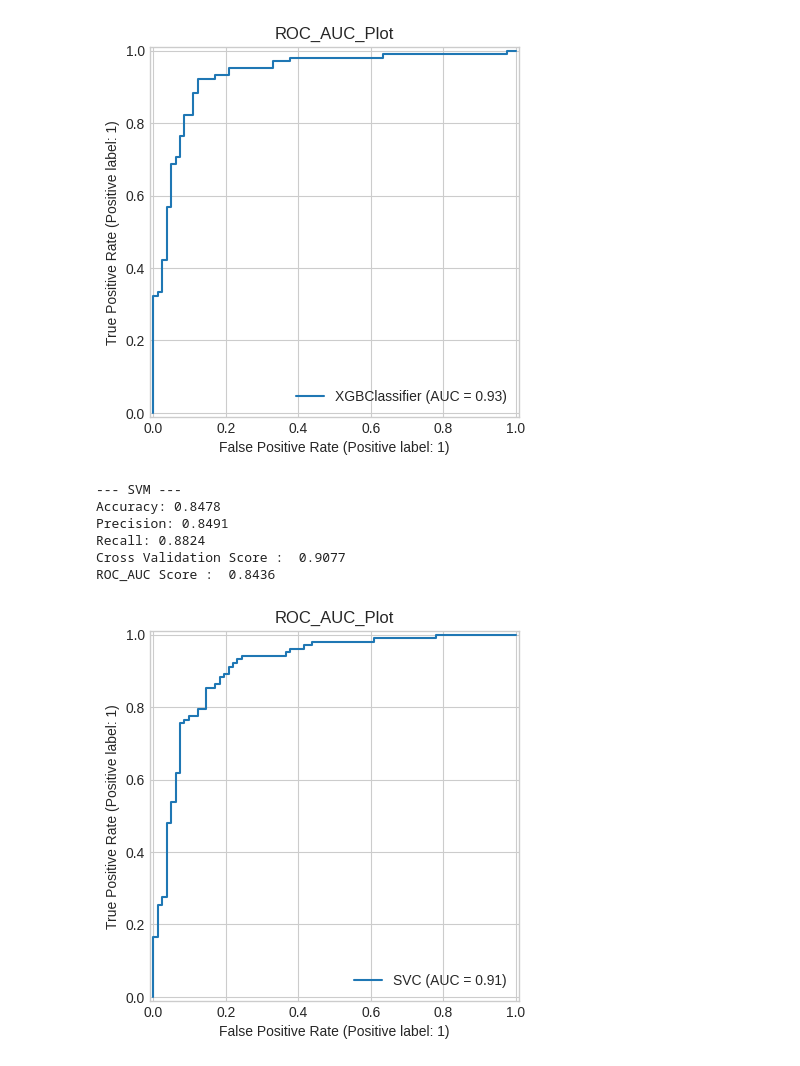
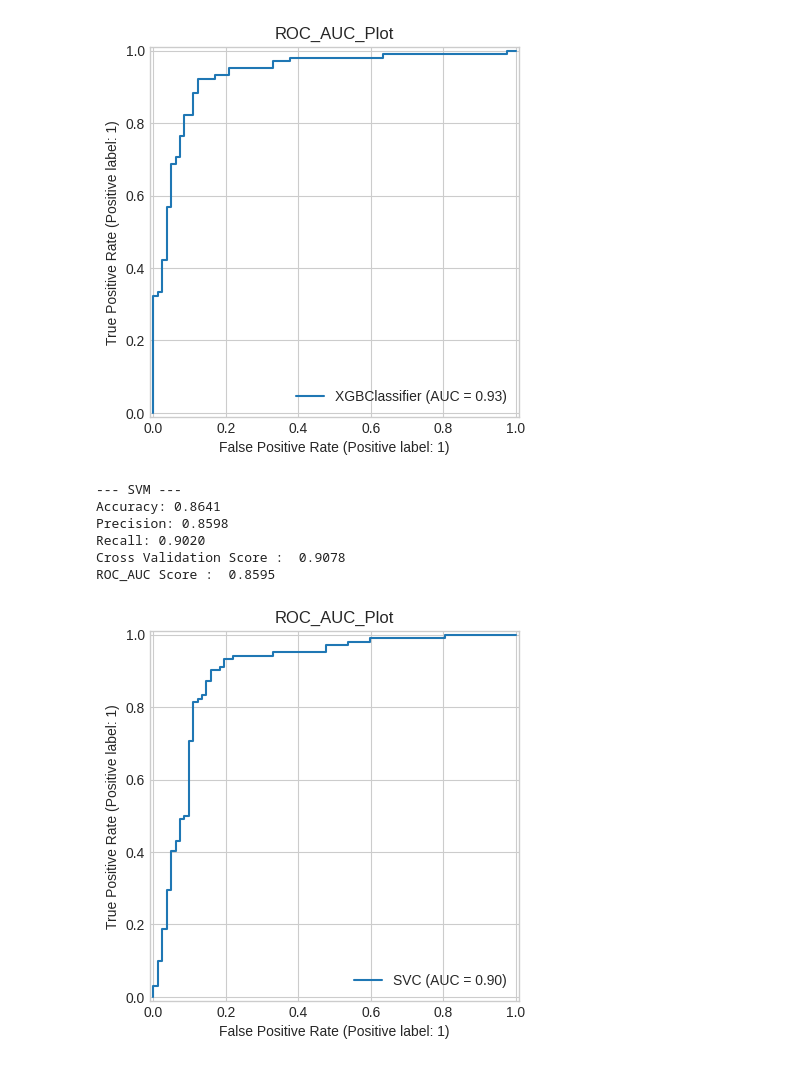
Before and after one commit to binswing/heart-failure-prediction, a Jupyter notebook: src/notebook/heart-failure-prediction-dm.ipynb, the cells around one changed output. Cells and saved outputs as stored; diff of their text form; code cells hidden in the pictures.

```diff
--- a/src/notebook/heart-failure-prediction-dm.ipynb
+++ b/src/notebook/heart-failure-prediction-dm.ipynb
@@ -388,14 +351,17 @@ Cross Validation Score :  0.9238
 ROC_AUC Score :  0.8949
 [figure]
 # %%
-svm_model = SVC(kernel='rbf', random_state=42)
+svm_model = SVC(kernel='linear',
+                C=2,
+                random_state=42
+               )
 print("--- SVM ---")
 model_train(svm_model)
 # %% [output]
 --- SVM ---
-Accuracy: 0.8478
-Precision: 0.8491
-Recall: 0.8824
-Cross Validation Score :  0.9077
-ROC_AUC Score :  0.8436
+Accuracy: 0.8641
+Precision: 0.8598
+Recall: 0.9020
+Cross Validation Score :  0.9078
+ROC_AUC Score :  0.8595
-[figure, old version]
+[figure, new version]
```
Also changed, not shown: parts of 5 cells of this notebook.
